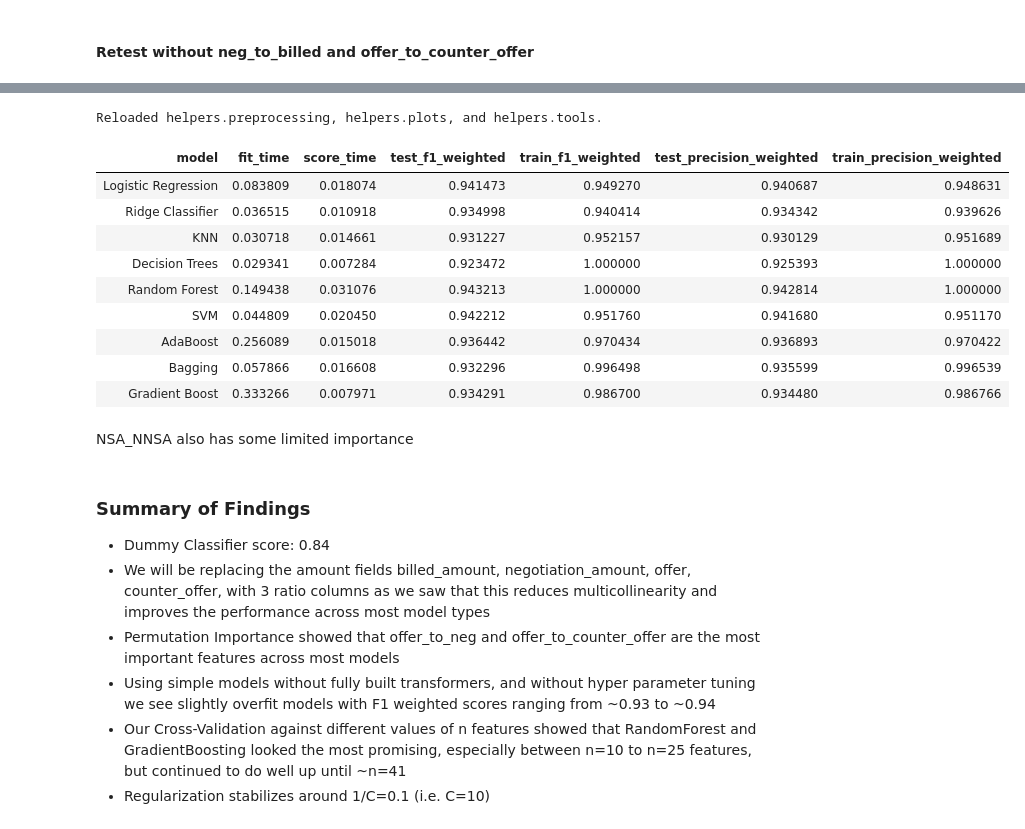
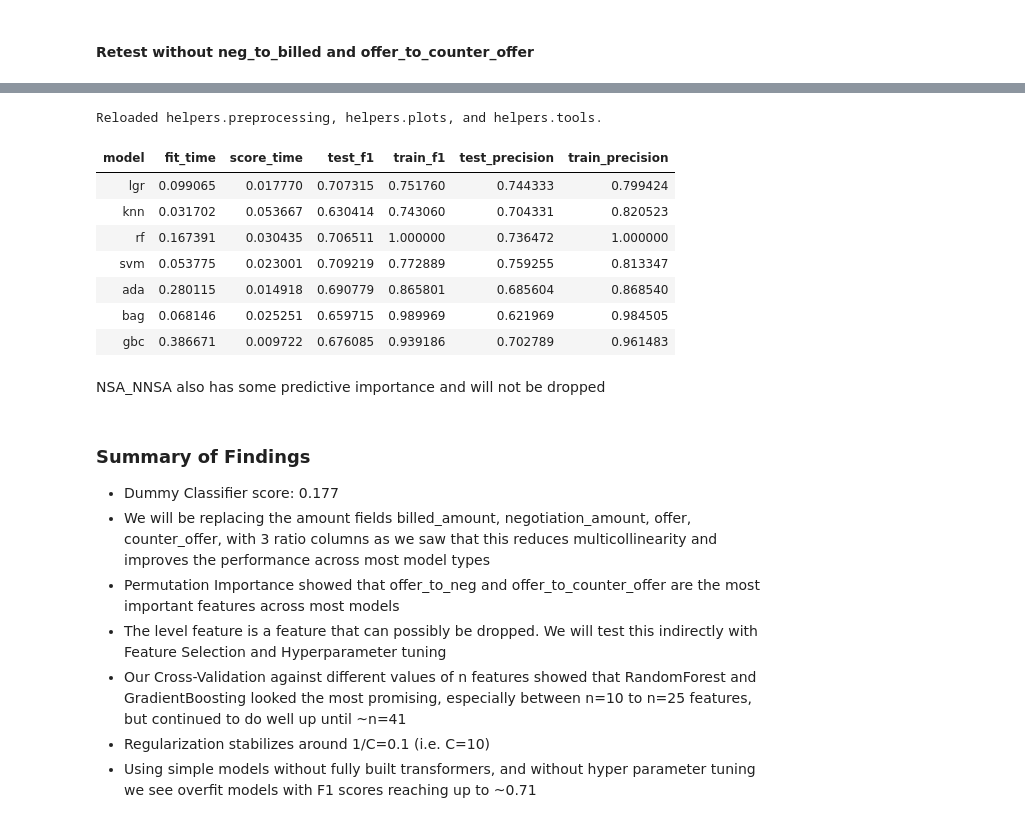
Before and after one commit to marchofnines/negotiations, a Jupyter notebook: 2_FE_capstone.ipynb, the cells around one changed output, grey strips where cells are left out. Drawn from its saved outputs; the diff is of its cells as text; code cells hidden in the pictures.

```diff
--- a/2_FE_capstone.ipynb
+++ b/2_FE_capstone.ipynb
@@ -57,3 +59,8 @@ pp.mystats(X, nulls_only=True)
+# %%
+scoring_metrics = {
+    'f1': make_scorer(f1_score, average='binary', pos_label='Accepted', zero_division=0.0),
+    'precision': make_scorer(precision_score, average='binary', pos_label='Accepted', zero_division=0.0)
+}
 # %% [markdown]
 ### Dummy Classifier
 # %%
@@ -574,42 +576,41 @@ It appears neg_to_billed and offer_to_counter_offer have some limited importance
 # %%
 myreload()
-fe_set5_models=tools.my_cross_val(df,'decision',['f1_weighted', 'precision_weighted'],
+fe_set5_models=tools.my_cross_val(df,'decision',scoring_metrics,
                    simple_models,
 
                    num_imputer=('si',SimpleImputer(strategy='most_frequent')),
                    num_cols=[ 'offer_to_neg', 'neg_to_billed', 'offer_to_counter_offer',
                              'counter_offer_days', 'offer_days', 'service_days', 'YOB'],
 
                    cat_encoder=('cat_encoder', BinaryEncoder()),
-                   cat_cols=['carrier', 'TPA', 'group_number'],
+                   cat_cols=['carrier', 'TPA', 'TPA_rep', 'group_number'],
 
                    onehotencoder=('ohe', OneHotEncoder(drop='if_binary')),
                    ohe_cols=['claim_type', 'split_claim', 'negotiation_type', 'in_response_to', 'facility', 'plan_funding'],
                    ord_cols=[],
 
                    scaler= ('scaler', RobustScaler()),
 
                    set_name='fe_set5', cv=5, verbose=0,
                    test_size=0.25, stratify=True,rs=42)
 # %% [output]
 Reloaded helpers.preprocessing, helpers.plots, and helpers.tools.
-| model | fit_time | score_time | test_f1_weighted | train_f1_weighted | test_precision_weighted | train_precision_weighted |
-| Logistic Regression | 0.083809 | 0.018074 | 0.941473 | 0.949270 | 0.940687 | 0.948631 |
-| Ridge Classifier | 0.036515 | 0.010918 | 0.934998 | 0.940414 | 0.934342 | 0.939626 |
-| KNN | 0.030718 | 0.014661 | 0.931227 | 0.952157 | 0.930129 | 0.951689 |
-| Decision Trees | 0.029341 | 0.007284 | 0.923472 | 1.000000 | 0.925393 | 1.000000 |
-| Random Forest | 0.149438 | 0.031076 | 0.943213 | 1.000000 | 0.942814 | 1.000000 |
-| SVM | 0.044809 | 0.020450 | 0.942212 | 0.951760 | 0.941680 | 0.951170 |
-| AdaBoost | 0.256089 | 0.015018 | 0.936442 | 0.970434 | 0.936893 | 0.970422 |
-| Bagging | 0.057866 | 0.016608 | 0.932296 | 0.996498 | 0.935599 | 0.996539 |
-| Gradient Boost | 0.333266 | 0.007971 | 0.934291 | 0.986700 | 0.934480 | 0.986766 |
+| model | fit_time | score_time | test_f1 | train_f1 | test_precision | train_precision |
+| lgr | 0.099065 | 0.017770 | 0.707315 | 0.751760 | 0.744333 | 0.799424 |
+| knn | 0.031702 | 0.053667 | 0.630414 | 0.743060 | 0.704331 | 0.820523 |
+| rf | 0.167391 | 0.030435 | 0.706511 | 1.000000 | 0.736472 | 1.000000 |
+| svm | 0.053775 | 0.023001 | 0.709219 | 0.772889 | 0.759255 | 0.813347 |
+| ada | 0.280115 | 0.014918 | 0.690779 | 0.865801 | 0.685604 | 0.868540 |
+| bag | 0.068146 | 0.025251 | 0.659715 | 0.989969 | 0.621969 | 0.984505 |
+| gbc | 0.386671 | 0.009722 | 0.676085 | 0.939186 | 0.702789 | 0.961483 |
 # %% [markdown]
-NSA_NNSA also has some limited importance
+NSA_NNSA also has some predictive importance and will not be dropped
 # %% [markdown]
 ### Summary of Findings
-- Dummy Classifier score: 0.84
+- Dummy Classifier score: 0.177
 - We will be replacing the amount fields billed_amount, negotiation_amount, offer, counter_offer, with 3 ratio columns as we saw that this reduces multicollinearity and improves the performance across most model types
 - Permutation Importance showed that offer_to_neg and offer_to_counter_offer are the most important features across most models
-- Using simple models without fully built transformers, and without hyper parameter tuning we see slightly overfit models with F1 weighted scores ranging from ~0.93 to ~0.94
+- The level feature is a feature that can possibly be dropped.  We will test this indirectly with Feature Selection and Hyperparameter tuning
 - Our Cross-Validation against different values of n features showed that RandomForest and GradientBoosting looked the most promising, especially between n=10 to n=25 features, but continued to do well up until ~n=41
 - Regularization stabilizes around 1/C=0.1 (i.e. C=10)
+- Using simple models without fully built transformers, and without hyper parameter tuning we see overfit models with F1 scores reaching up to ~0.71
```
Also changed, not shown: parts of 18 cells of this notebook, 49 other files.
